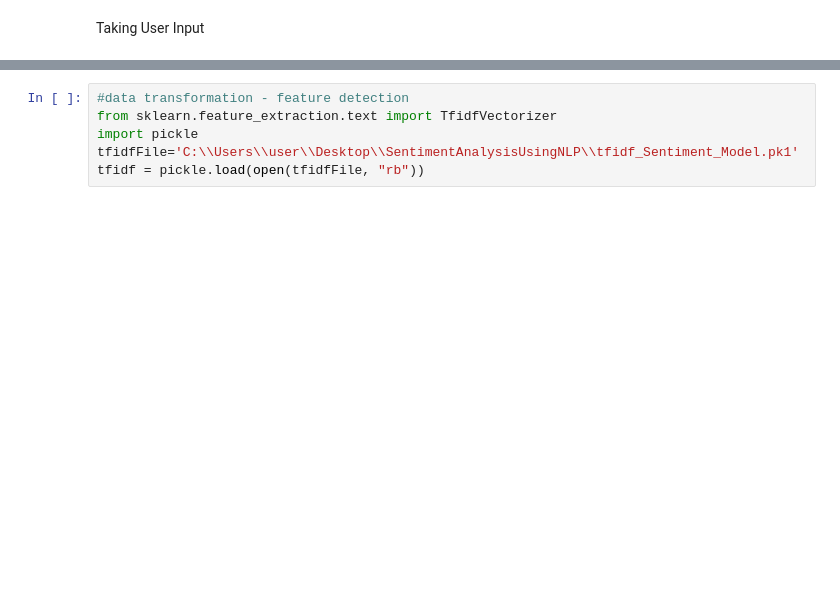
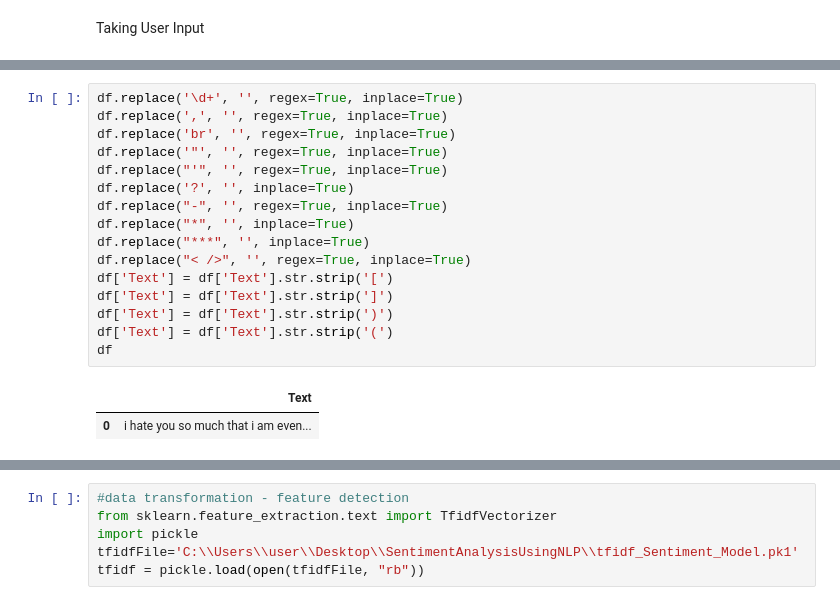
Before and after one commit to jochyybasil/SentimentAnalysisUsingNLP, a Jupyter notebook: SentimentAnalysisPredictor.ipynb, the cells around one changed output, grey strips where cells are left out. Cells and saved outputs as stored; diff of their text form; blank space fills up the shorter version.

```diff
--- a/SentimentAnalysisPredictor.ipynb
+++ b/SentimentAnalysisPredictor.ipynb
@@ -28,0 +79,19 @@ user_input = input("Type a situation to know its sentiment")
+# %%
+df.replace('\d+', '', regex=True, inplace=True)
+df.replace(',', '', regex=True, inplace=True)
+df.replace('br', '', regex=True, inplace=True)
+df.replace('"', '', regex=True, inplace=True)
+df.replace("'", '', regex=True, inplace=True)
+df.replace('?', '', inplace=True)
+df.replace("-", '', regex=True, inplace=True)
+df.replace("*", '', inplace=True)
+df.replace("***", '', inplace=True)
+df.replace("< />", '', regex=True, inplace=True)
+df['Text'] = df['Text'].str.strip('[')
+df['Text'] = df['Text'].str.strip(']')
+df['Text'] = df['Text'].str.strip(')')
+df['Text'] = df['Text'].str.strip('(')
+df
+# %% [output]
+|  | Text |
+| 0 | i hate you so much that i am even... |
```
Also changed, not shown: parts of 11 cells of this notebook, 2 other files.
